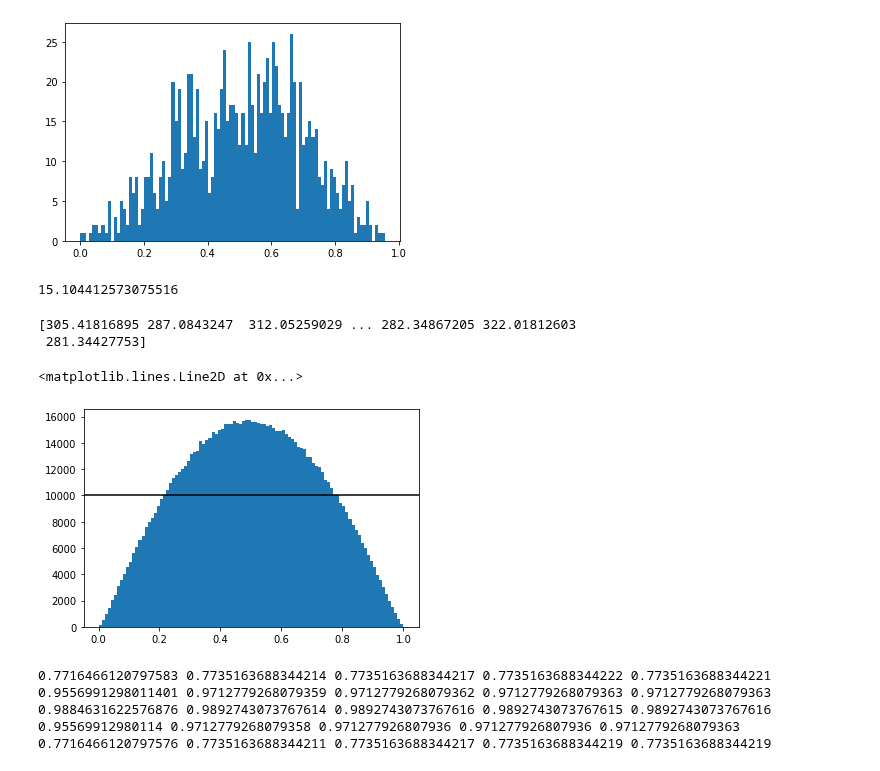
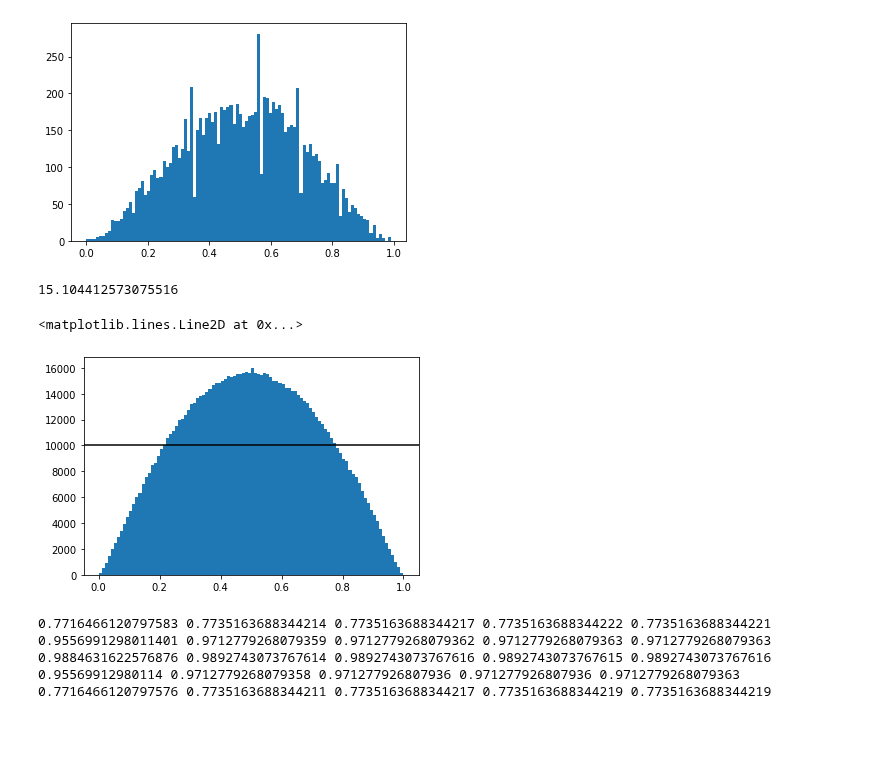
Before and after one commit to moej56153/Master_Thesis, a Jupyter notebook: integral_data_analysis/code_snippets.ipynb, the cells around one changed output. Cells and saved outputs as stored; diff of their text form; code cells hidden in the pictures; blank space fills up the shorter version.

```diff
--- a/integral_data_analysis/code_snippets.ipynb
+++ b/integral_data_analysis/code_snippets.ipynb
@@ -34,7 +34,7 @@ t2 = 1.
 true_counts = np.array([s1, s2, b, b])
 cluster_size = 2
 
-num_samples = 1000
+num_samples = 10000
 num_trials = 101
 
 num_bins = 100
@@ -66,34 +66,34 @@ _ = plt.hist(naive_cdf, bins=num_bins)
 
 b_samples = np.zeros((num_samples, num_trials))
 
 num_bs = 500
 b_range = 4
 for i in range(num_samples):
     bs = np.linspace(b_max_L[i]-b_range*np.sqrt(b_max_L[i]), b_max_L[i]+b_range*np.sqrt(b_max_L[i]), num_bs)
     weights = p_log_prob(bs, [s1,s2], [t1,t2], available_counts[i])
     weights -= np.average(weights)
     weights = np.exp(weights)
     weights = weights / np.sum(weights)
     for j in range(num_trials):
         b_samples[i,j] = bs[np.random.choice(num_bs, p=weights)]
 
 better_total = b_samples + source_samples
 argsort = np.argsort(better_total, axis=1)
 better_total = np.take_along_axis(better_total, argsort, axis=1)
 
 better_cdf = np.zeros(num_samples)
 for i in range(num_samples):
     better_cdf[i] = ((np.searchsorted(better_total[i,:], available_counts[i, 0], "left")
                      + np.searchsorted(better_total[i,:], available_counts[i, 0], "right"))
                      / (2 * num_trials))
 
 # _ = plt.hist(better_cdf, bins=num_bins)
 
 # _ = plt.hist(b_samples.flatten(), bins=num_bins)
 
 # _ = plt.hist(naive_background.flatten(), bins=num_bins)
 # %% [output]
-[figure, old version]
+[figure, new version]
 # %%
 np.log(np.math.factorial(10))
 # %% [output]
@@ -123,7 +123,6 @@ measured_counts = np.random.normal(true_counts, np.sqrt(true_counts), (num_sampl
 
 # Average b_max_L
 b_max_L = b + np.average(measured_counts - true_counts[np.newaxis,:], axis=1) * 2
-print(b_max_L)
 # True b_max_L
 def b_maxL_2(m, t, C):
     first = C[0]+C[1]-(m[0]+m[1])*(t[0]+t[1])
@@ -240,10 +239,8 @@ cdf_av_back = norm.cdf(
 
 plt.axhline(y=num_samples/num_bins, c="k")
 # %% [output]
-[305.41816895 287.0843247  312.05259029 ... 282.34867205 322.01812603
- 281.34427753]
+<matplotlib.lines.Line2D at 0x...>
-<matplotlib.lines.Line2D at 0x...>
-[figure, old version]
+[figure, new version]
 # %%
 # PPC Probabilites Computation
 
```
Also changed, not shown: 1 other file.
